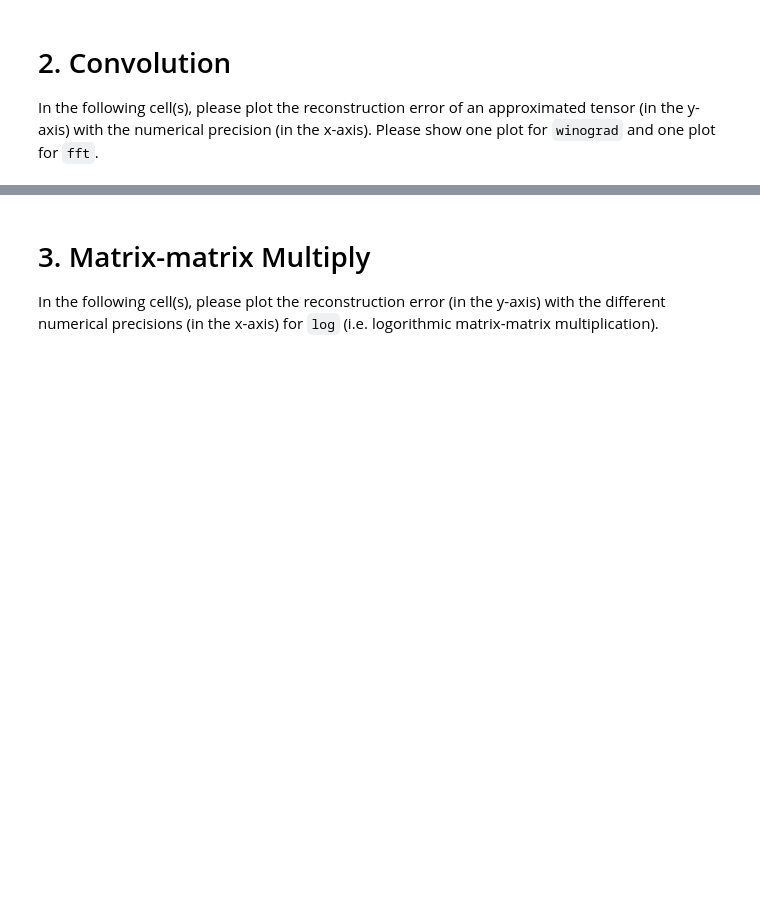
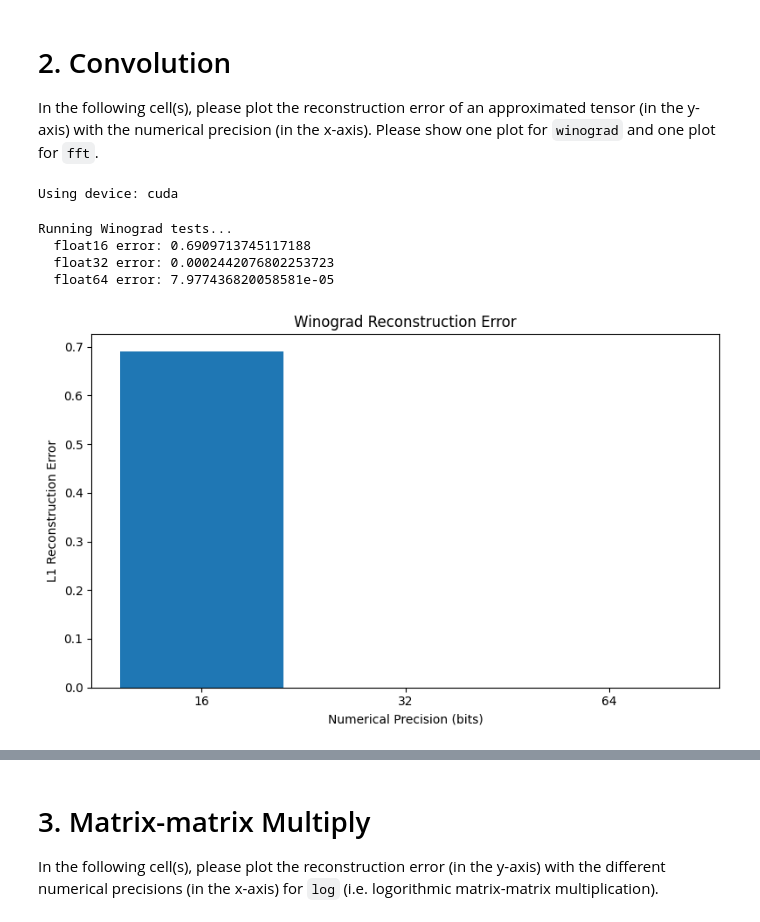
Before and after one commit to AaronGoldblatt/efficient-neural-network-numerics, a Jupyter notebook: 1-numerical_precision.ipynb, the cells around one changed output, grey strips where cells are left out. Drawn from its saved outputs; the diff is of its cells as text; code cells hidden in the pictures; blank space fills up the shorter version.

Commit message:
Part 3: Drafted code for all visualizations for numerical precision tests, including log scale plots Created using Colab

```diff
--- a/1-numerical_precision.ipynb
+++ b/1-numerical_precision.ipynb
@@ -55,5 +120,10 @@ from src.conv2d import conv2d
 In the following cell(s), please plot the reconstruction error of an
 approximated tensor (in the y-axis) with the numerical precision
 (in the x-axis). Please show one plot for `winograd` and one plot for `fft`.
+# %%
+device = torch.device('cuda' if torch.cuda.is_available() else 'cpu')
+print(f"Using device: {device}")
+# %% [output]
+Using device: cuda
 # %%
 # Set up test data
@@ -92,30 +156,40 @@ def calculate_error(naive_result, method_result):
 # %%
 from src.conv2d import winograd
 # TODO: plot the error v.s. precision curve
+
 # Precision levels to test for Winograd
-
 precisions_winograd = [16, 32, 64]
 winograd_errors = []
 
 # Run tests for Winograd at each precision
 print("Running Winograd tests...")
 for precision in precisions_winograd:
-    x, kernel = generate_test_data(precision)
+    try:
+        x, k, b = conv2d_generate_test_data(precision)
 
-    # Naive (ground truth) implementation
-    naive_result = conv2d(x, kernel, method='naive')
+        # Naive (ground truth) implementation
+        naive_result = conv2d(x, k, b, method='naive')
 
-    # Winograd implementation
-    winograd_result = conv2d(x, kernel, method='winograd')
-    winograd_error = calculate_error(naive_result, winograd_result)
-    winograd_errors.append(winograd_error)
-    print(f"  float{precision} error: {winograd_error}")
+        # Winograd implementation
+        winograd_result = conv2d(x, k, b, method='winograd')
+        winograd_error = calculate_error(naive_result, winograd_result)
+        winograd_errors.append(winograd_error)
+        print(f"  float{precision} error: {winograd_error}")
+    except Exception as e:
+        print(f"  float{precision} failed: {str(e)}")
+        winograd_errors.append(0)  # Add placeholder for plotting
 
 # Plot Winograd results
 plt.figure(figsize=(8, 5))
 plt.bar([str(p) for p in precisions_winograd], winograd_errors)
 plt.title('Winograd Reconstruction Error')
 plt.xlabel('Numerical Precision (bits)')
 plt.ylabel('L1 Reconstruction Error')
 plt.tight_layout()
 plt.show()
+# %% [output]
+Running Winograd tests...
+  float16 error: 0.6909713745117188
+  float32 error: 0.0002442076802253723
+  float64 error: 7.977436820058581e-05
+[figure, added]
```
Also changed, not shown: parts of 18 cells of this notebook.
